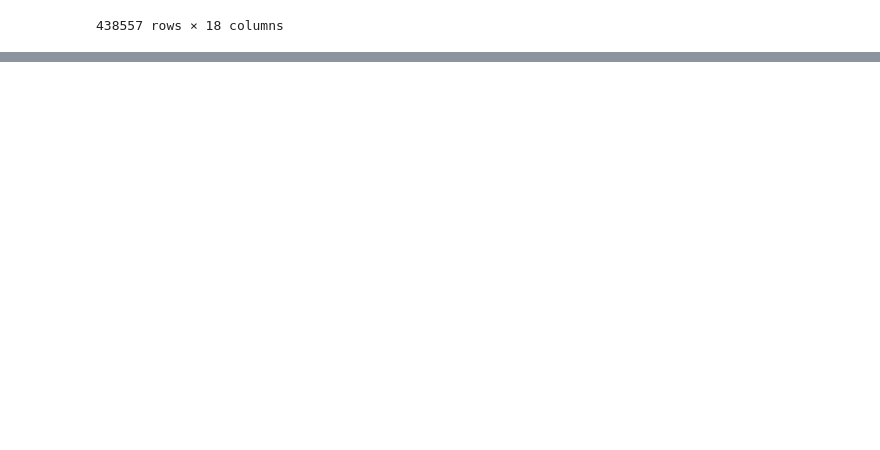
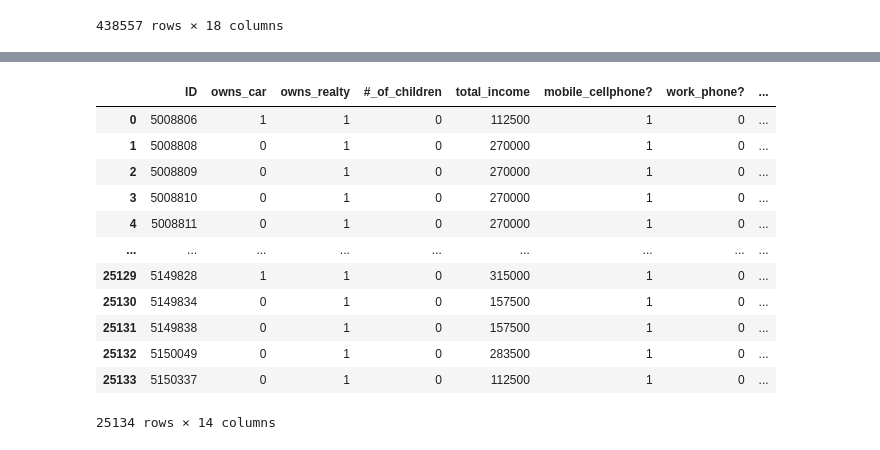
Before and after one commit to JodeeHarris/Group-5-Project-4, a Jupyter notebook: Untitled.ipynb, the cells around one changed output, grey strips where cells are left out. Saved outputs shown, nothing was run; the diff lists cells and outputs as text; code cells hidden in the pictures; blank space fills up the shorter version.

```diff
--- a/Untitled.ipynb
+++ b/Untitled.ipynb
@@ -75,0 +241,5 @@ df_application_rec
+# %%
+#Cleaning Dataframe
+df_application_rec['owns_car'] = df_application_rec['owns_car'].map({'Y':1 ,'N':0})
+df_application_rec['owns_realty'] = df_application_rec['owns_realty'].map({'Y':1,'N':0})
+df_application_rec
@@ -75,0 +301,3 @@ df_application_rec
+# %%
+merged = pd.merge(df_application_rec,df_credit_rec, left_on = 'ID', right_on = 'ID', how = 'inner')
+merged
@@ -75,0 +340,17 @@ df_application_rec
+# %%
+stats = merged.drop(columns=['gender','income_type','education','family_status', 'housing_type', 'occupation'])
+stats
+# %% [output]
+|  | ID | owns_car | owns_realty | #_of_children | total_income | mobile_cellphone? | work_phone? | ... |
+| 0 | 5008806 | 1 | 1 | 0 | 112500 | 1 | 0 | ... |
+| 1 | 5008808 | 0 | 1 | 0 | 270000 | 1 | 0 | ... |
+| 2 | 5008809 | 0 | 1 | 0 | 270000 | 1 | 0 | ... |
+| 3 | 5008810 | 0 | 1 | 0 | 270000 | 1 | 0 | ... |
+| 4 | 5008811 | 0 | 1 | 0 | 270000 | 1 | 0 | ... |
+| ... | ... | ... | ... | ... | ... | ... | ... | ... |
+| 25129 | 5149828 | 1 | 1 | 0 | 315000 | 1 | 0 | ... |
+| 25130 | 5149834 | 0 | 1 | 0 | 157500 | 1 | 0 | ... |
+| 25131 | 5149838 | 0 | 1 | 0 | 157500 | 1 | 0 | ... |
+| 25132 | 5150049 | 0 | 1 | 0 | 283500 | 1 | 0 | ... |
+| 25133 | 5150337 | 0 | 1 | 0 | 112500 | 1 | 0 | ... |
+25134 rows × 14 columns
```
Also changed, not shown: parts of 40 cells of this notebook, 15 other files.
